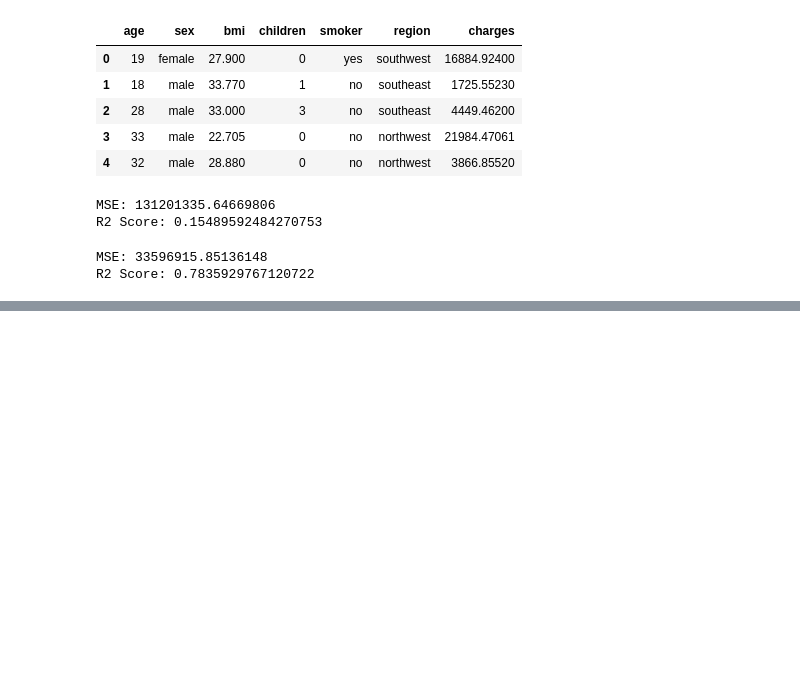
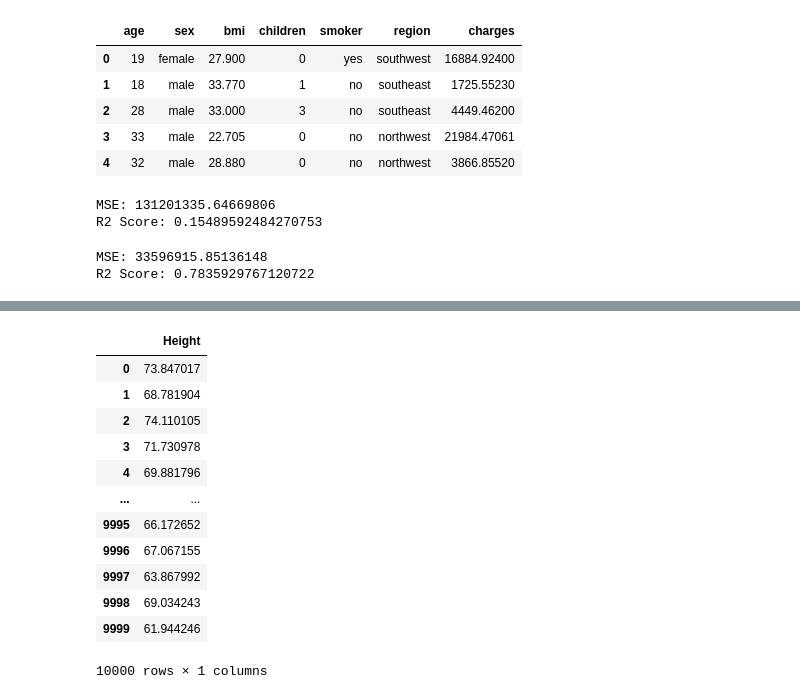
Before and after one commit to 4GeeksAcademy/linear-regression-project-tutorial-AH, a Jupyter notebook: linear_regression.ipynb, the cells around one changed output, grey strips where cells are left out. Saved outputs shown, nothing was run; the diff lists cells and outputs as text; code cells hidden in the pictures; blank space fills up the shorter version.

```diff
--- a/linear_regression.ipynb
+++ b/linear_regression.ipynb
@@ -113,0 +166,18 @@ R2 Score: 0.7835929767120722
+# %%
+# this is the feature we will use to predict Weight
+X = data[['Height']]
+X
+# %% [output]
+|  | Height |
+| 0 | 73.847017 |
+| 1 | 68.781904 |
+| 2 | 74.110105 |
+| 3 | 71.730978 |
+| 4 | 69.881796 |
+| ... | ... |
+| 9995 | 66.172652 |
+| 9996 | 67.067155 |
+| 9997 | 63.867992 |
+| 9998 | 69.034243 |
+| 9999 | 61.944246 |
+10000 rows × 1 columns
```
Also changed, not shown: parts of 25 cells of this notebook.
